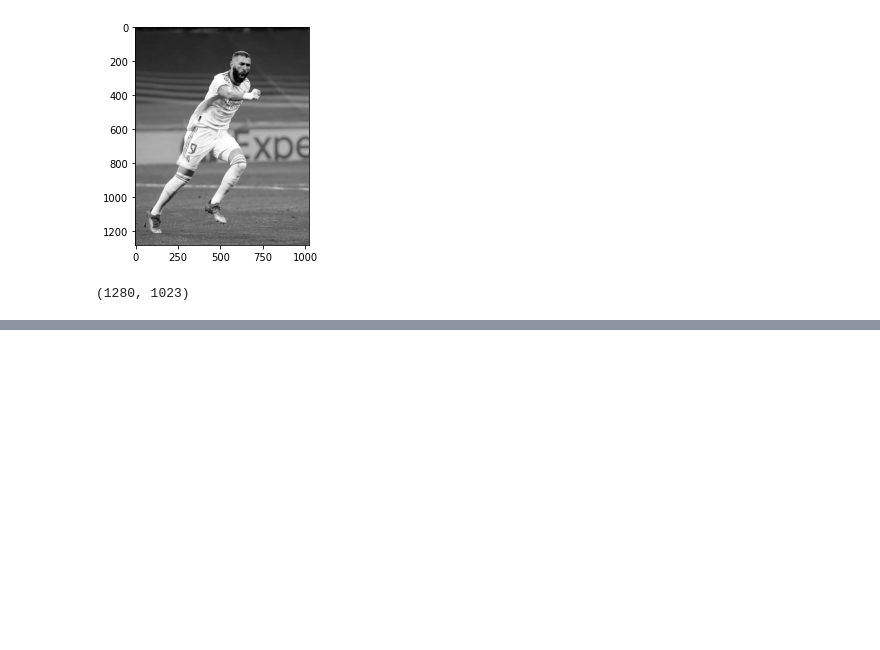
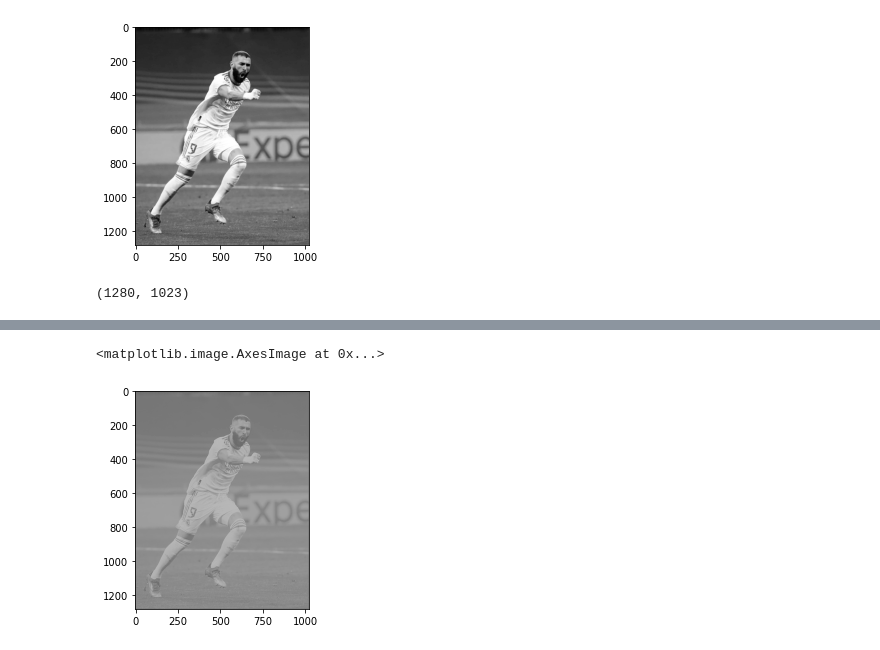
Before and after one commit to shafaio/PCD-Dasar, a Jupyter notebook: MODUL 1/jurnal.ipynb, the cells around one changed output, grey strips where cells are left out. Saved outputs shown, nothing was run; the diff lists cells and outputs as text; code cells hidden in the pictures; blank space fills up the shorter version.

```diff
--- a/MODUL 1/jurnal.ipynb
+++ b/MODUL 1/jurnal.ipynb
@@ -157,0 +154,5 @@ IndexError: index 1023 is out of bounds for axis 0 with size 1023
+# %%
+plt.imshow(konvolusi, cmap='gray')
+# %% [output]
+<matplotlib.image.AxesImage at 0x...>
+[figure, added]
```
Also changed, not shown: parts of 9 cells of this notebook, 2 other files.
